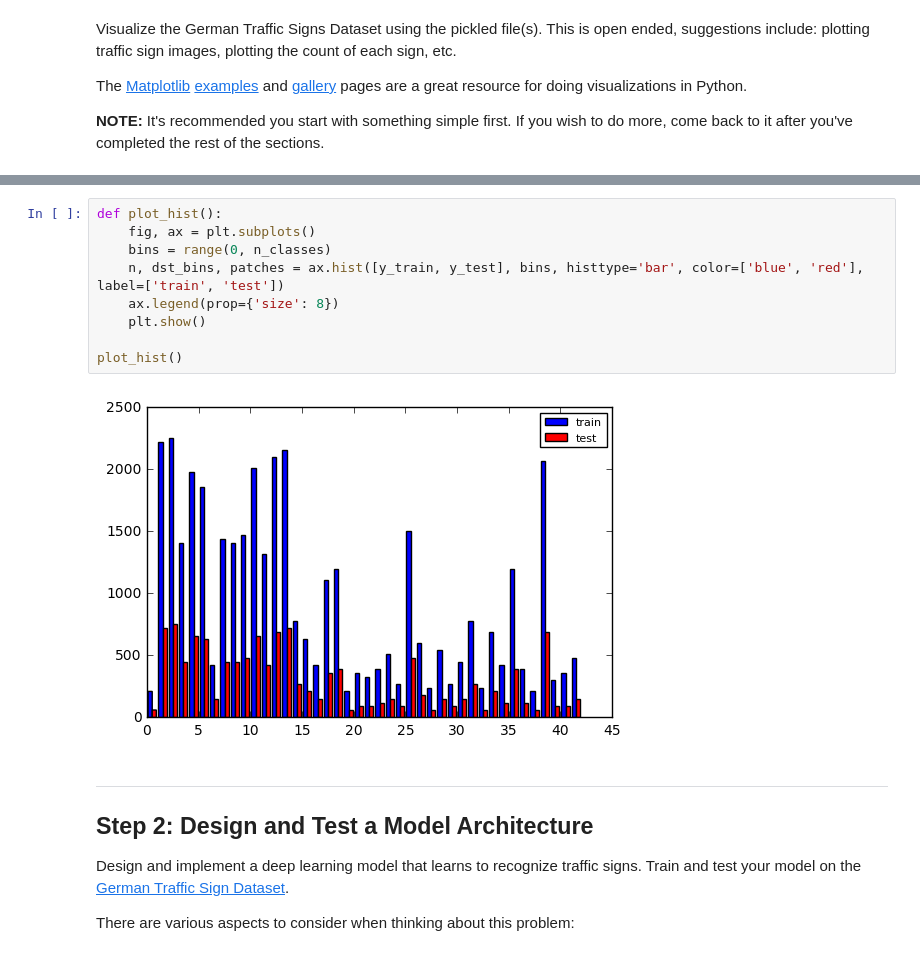
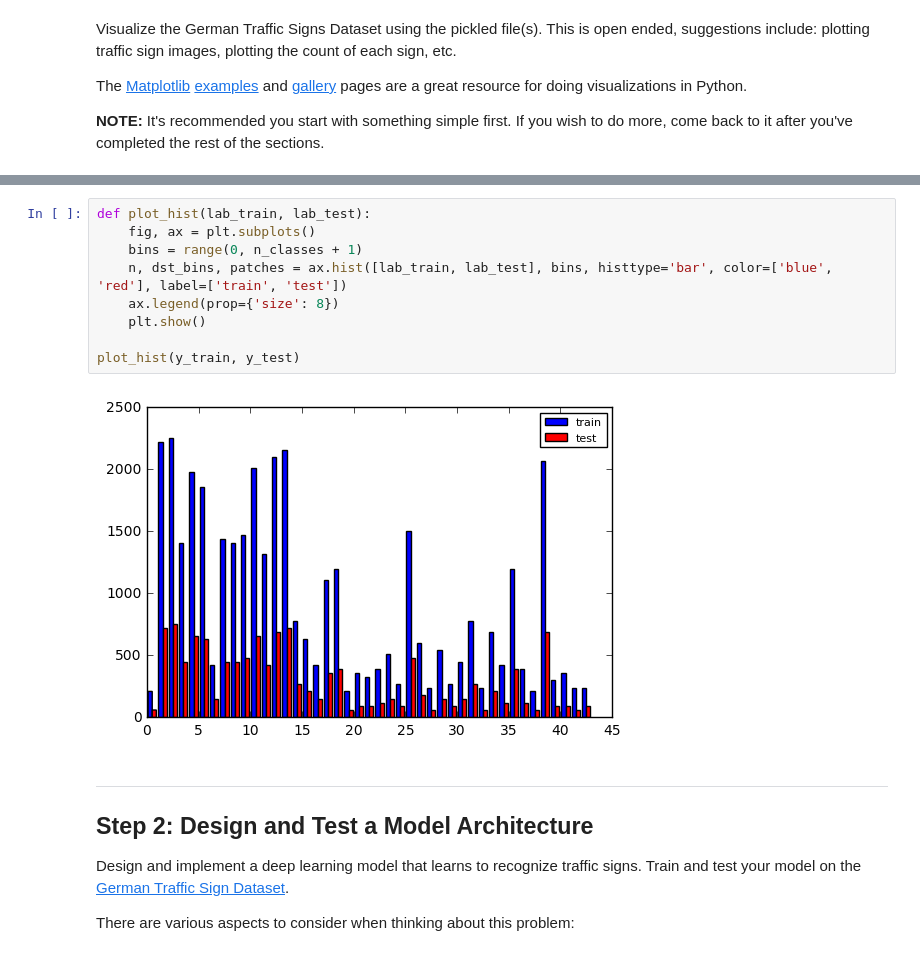
Before and after one commit to Alexey-Kamenev/CarND-Traffic-Sign-Classifier-Project, a Jupyter notebook: Traffic_Sign_Classifier.ipynb, the cells around one changed output, grey strips where cells are left out. Saved outputs shown, nothing was run; the diff lists cells and outputs as text.

```diff
--- a/Traffic_Sign_Classifier.ipynb
+++ b/Traffic_Sign_Classifier.ipynb
@@ -110,14 +138,14 @@ plot_images(get_sample_images(X_test, y_test), imagesToShow=n_classes)
 # %%
-def plot_hist():
+def plot_hist(lab_train, lab_test):
     fig, ax = plt.subplots()
-    bins = range(0, n_classes)
-    n, dst_bins, patches = ax.hist([y_train, y_test], bins, histtype='bar', color=['blue', 'red'], label=['train', 'test'])
+    bins = range(0, n_classes + 1)
+    n, dst_bins, patches = ax.hist([lab_train, lab_test], bins, histtype='bar', color=['blue', 'red'], label=['train', 'test'])
     ax.legend(prop={'size': 8})
     plt.show()
 
-plot_hist()
+plot_hist(y_train, y_test)
 # %% [output]
-[figure, old version]
+[figure, new version]
 # %% [markdown]
 ----
 
```
Also changed, not shown: parts of 13 cells of this notebook.
